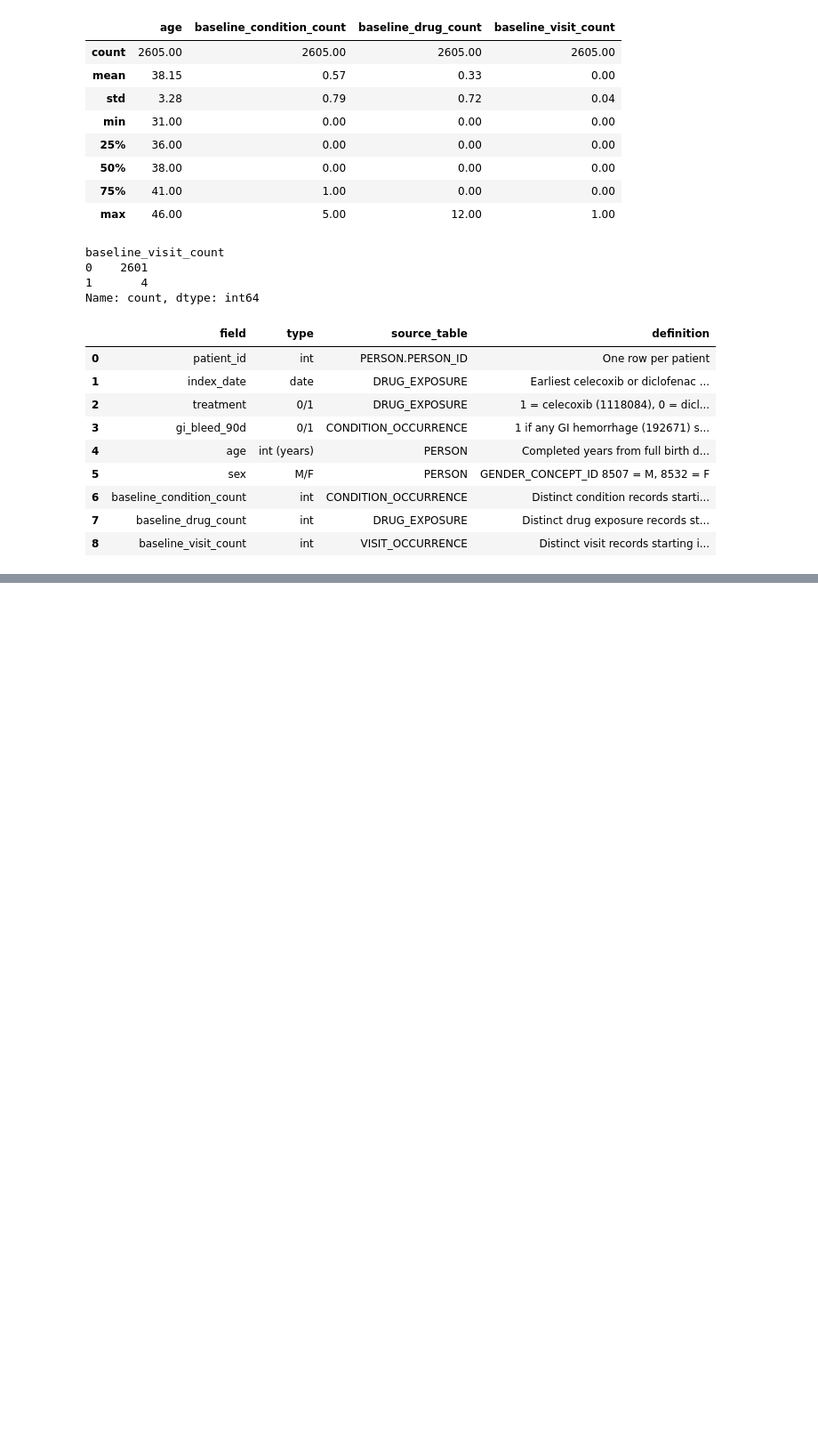
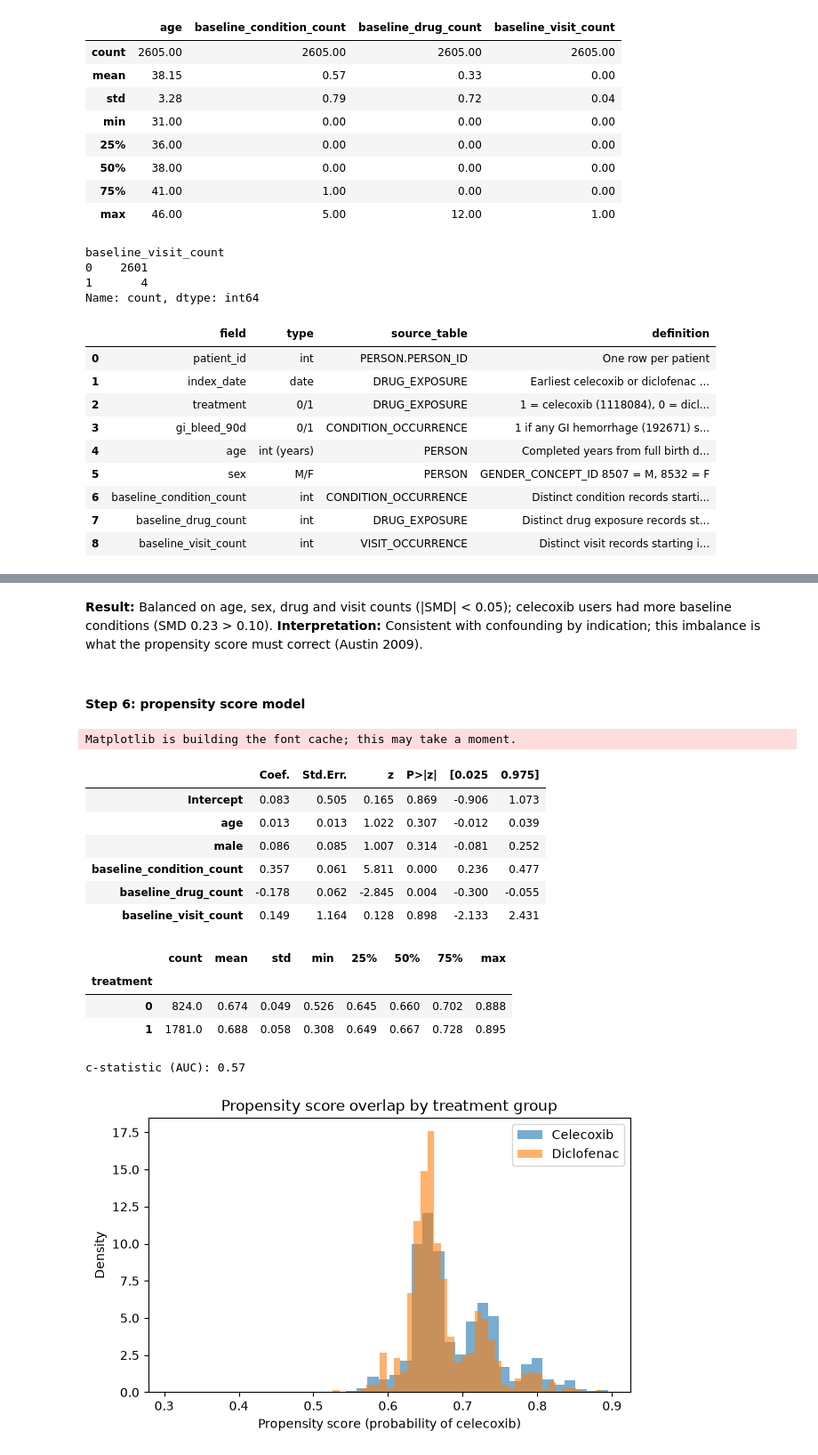
Before and after one commit to mehal-gosalia/gibleed-causal-inference, a Jupyter notebook: gibleed_analysis.ipynb, the cells around one changed output, grey strips where cells are left out. Shown at 89% size. Drawn from its saved outputs; the diff is of its cells as text; code cells hidden in the pictures; blank space fills up the shorter version.

Commit message:
steps 5 -8

```diff
--- a/gibleed_analysis.ipynb
+++ b/gibleed_analysis.ipynb
@@ -442,0 +494,43 @@ Name: count, dtype: int64
+# %% [markdown]
+**Result:** Balanced on age, sex, drug and visit counts (|SMD| < 0.05); celecoxib users had more baseline conditions (SMD 0.23 > 0.10).
+**Interpretation:** Consistent with confounding by indication; this imbalance is what the propensity score must correct (Austin 2009).
+# %% [markdown]
+#### Step 6: propensity score model
+# %%
+# Step 6: propensity score = P(celecoxib | baseline covariates), logistic regression with main effects
+import statsmodels.formula.api as smf
+import matplotlib.pyplot as plt
+from sklearn.metrics import roc_auc_score
+
+ps_formula = "treatment ~ age + male + baseline_condition_count + baseline_drug_count + baseline_visit_count"
+ps_model = smf.logit(ps_formula, data=ads).fit(disp=0)
+display(ps_model.summary2().tables[1].round(3))
+
+ads["ps"] = ps_model.predict(ads)
+display(ads.groupby("treatment")["ps"].describe().round(3))
+print("c-statistic (AUC):", round(roc_auc_score(ads["treatment"], ads["ps"]), 3))
+
+# overlap plot: PS distribution by arm
+fig, ax = plt.subplots(figsize=(7, 4))
+ax.hist(ads.loc[ads["treatment"] == 1, "ps"], bins=40, alpha=0.6, density=True, label="Celecoxib")
+ax.hist(ads.loc[ads["treatment"] == 0, "ps"], bins=40, alpha=0.6, density=True, label="Diclofenac")
+ax.set_xlabel("Propensity score (probability of celecoxib)")
+ax.set_ylabel("Density")
+ax.set_title("Propensity score overlap by treatment group")
+ax.legend()
+plt.show()
+# %% [output]
+Matplotlib is building the font cache; this may take a moment.
+|  | Coef. | Std.Err. | z | P>|z| | [0.025 | 0.975] |
+| Intercept | 0.083 | 0.505 | 0.165 | 0.869 | -0.906 | 1.073 |
+| age | 0.013 | 0.013 | 1.022 | 0.307 | -0.012 | 0.039 |
+| male | 0.086 | 0.085 | 1.007 | 0.314 | -0.081 | 0.252 |
+| baseline_condition_count | 0.357 | 0.061 | 5.811 | 0.000 | 0.236 | 0.477 |
+| baseline_drug_count | -0.178 | 0.062 | -2.845 | 0.004 | -0.300 | -0.055 |
+| baseline_visit_count | 0.149 | 1.164 | 0.128 | 0.898 | -2.133 | 2.431 |
+|  | count | mean | std | min | 25% | 50% | 75% | max |
+| treatment |  |  |  |  |  |  |  |  |
+| 0 | 824.0 | 0.674 | 0.049 | 0.526 | 0.645 | 0.660 | 0.702 | 0.888 |
+| 1 | 1781.0 | 0.688 | 0.058 | 0.308 | 0.649 | 0.667 | 0.728 | 0.895 |
+c-statistic (AUC): 0.57
+[figure, added]
```
Also changed, not shown: parts of 17 cells of this notebook, 1 other file.
